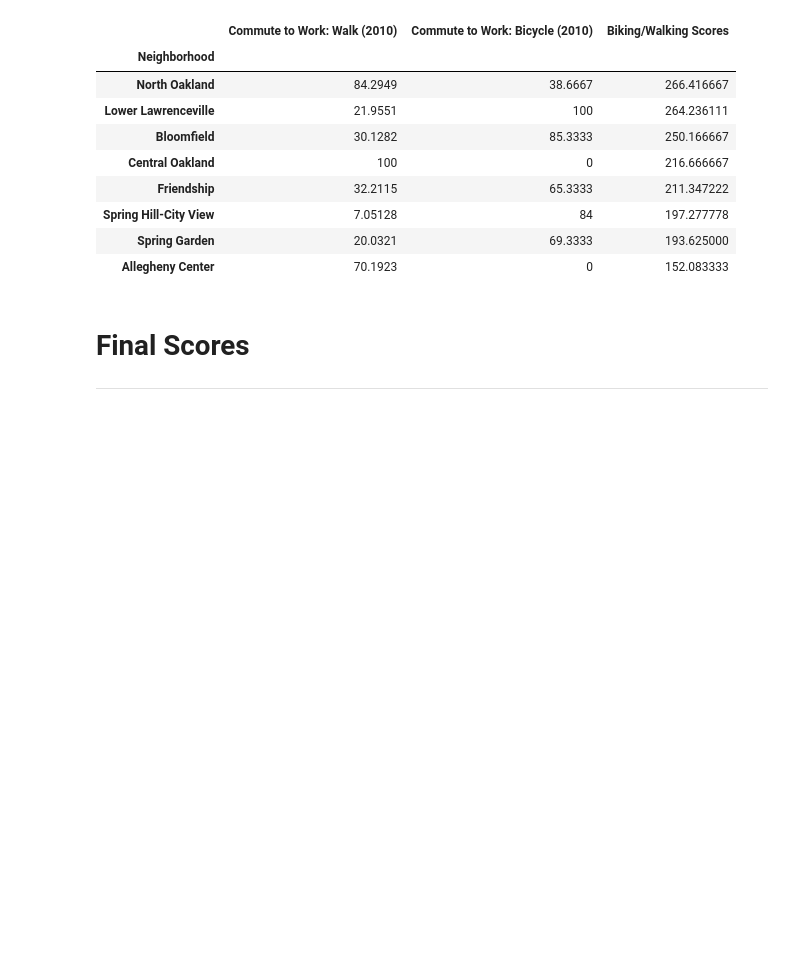
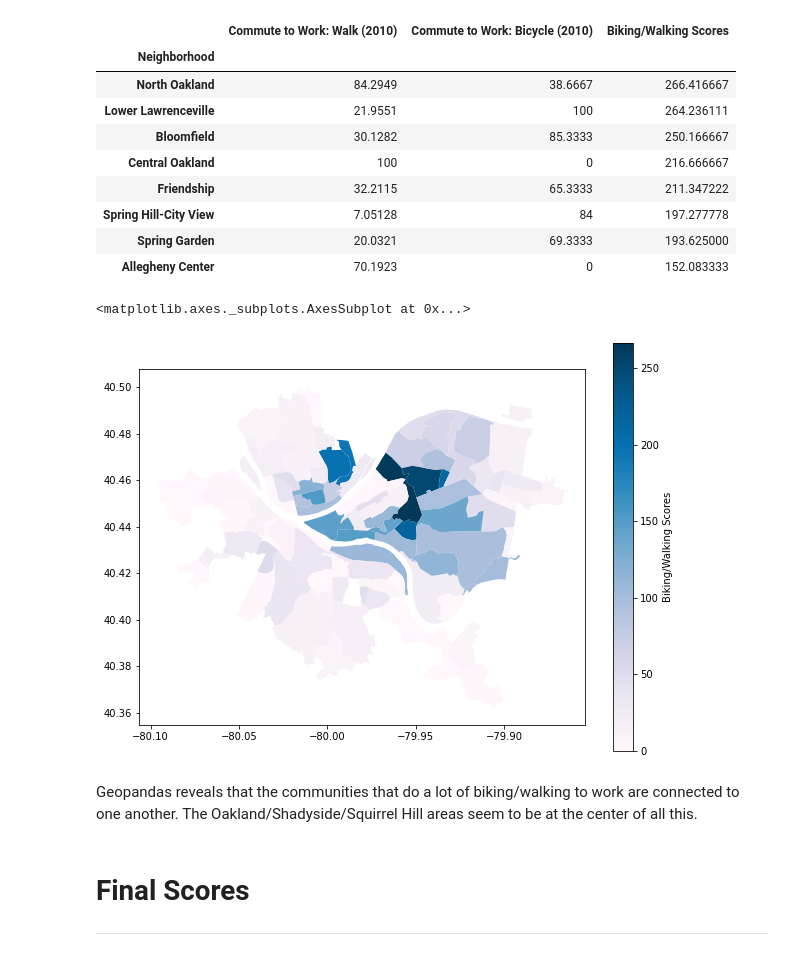
Before and after one commit to Nick0306/Big_Ideas_Final_Project, a Jupyter notebook: Dataset Notebooks/Transportation.ipynb, the cells around one changed output. Cells and saved outputs as stored; diff of their text form; code cells hidden in the pictures; blank space fills up the shorter version.

```diff
--- a/Dataset Notebooks/Transportation.ipynb
+++ b/Dataset Notebooks/Transportation.ipynb
@@ -228,6 +257,21 @@ bw_scores.sort_values(by=['Biking/Walking Scores'], ascending = False).head(8)
 | Spring Hill-City View | 7.05128 | 84 | 197.277778 |
 | Spring Garden | 20.0321 | 69.3333 | 193.625000 |
 | Allegheny Center | 70.1923 | 0 | 152.083333 |
+# %%
+# Geopandas representation
+scores3 = bw_scores.groupby("Neighborhood").sum()['Biking/Walking Scores']
+bw_map = neighborhoods.merge(scores3, how='left', left_on='hood', right_on='Neighborhood')
+bw_map.plot(column='Biking/Walking Scores',
+                  cmap='PuBu',
+                  figsize=(10,7.5),
+                  legend=True,
+                  legend_kwds={'label':"Biking/Walking Scores"}
+                  )
+# %% [output]
+<matplotlib.axes._subplots.AxesSubplot at 0x...>
+[figure, added]
+# %% [markdown]
+Geopandas reveals that the communities that do a lot of biking/walking to work are connected to one another. The Oakland/Shadyside/Squirrel Hill areas seem to be at the center of all this.
 # %% [markdown]
 # Final Scores
 - - -
```
Also changed, not shown: parts of 6 cells of this notebook.
